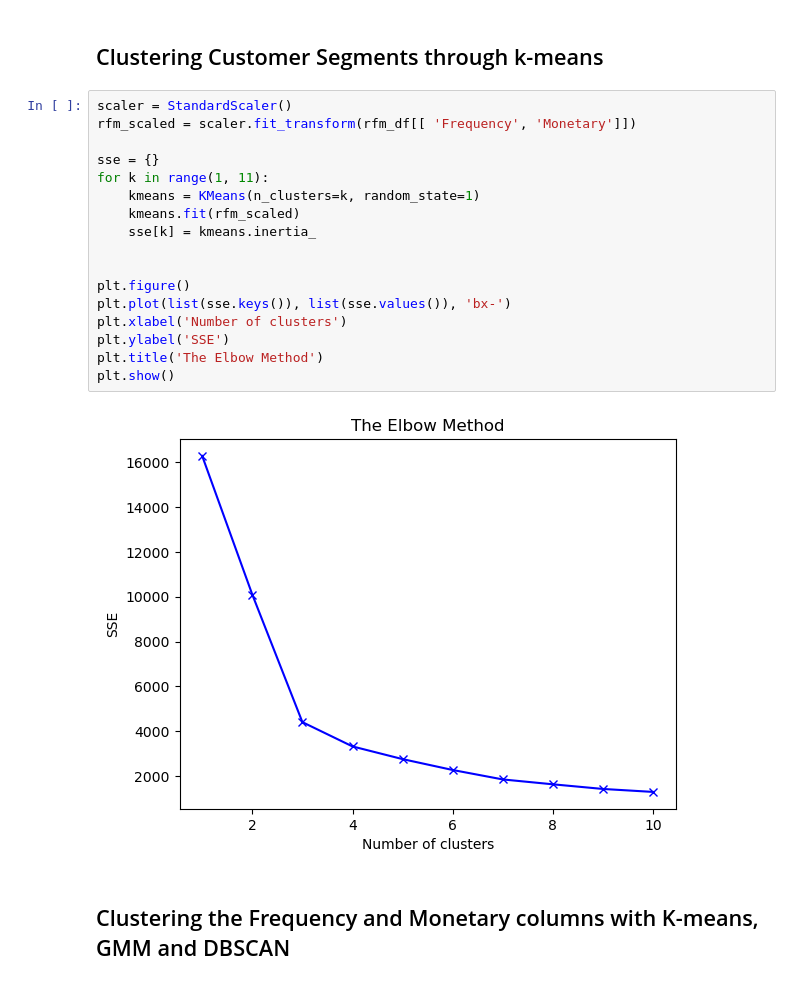
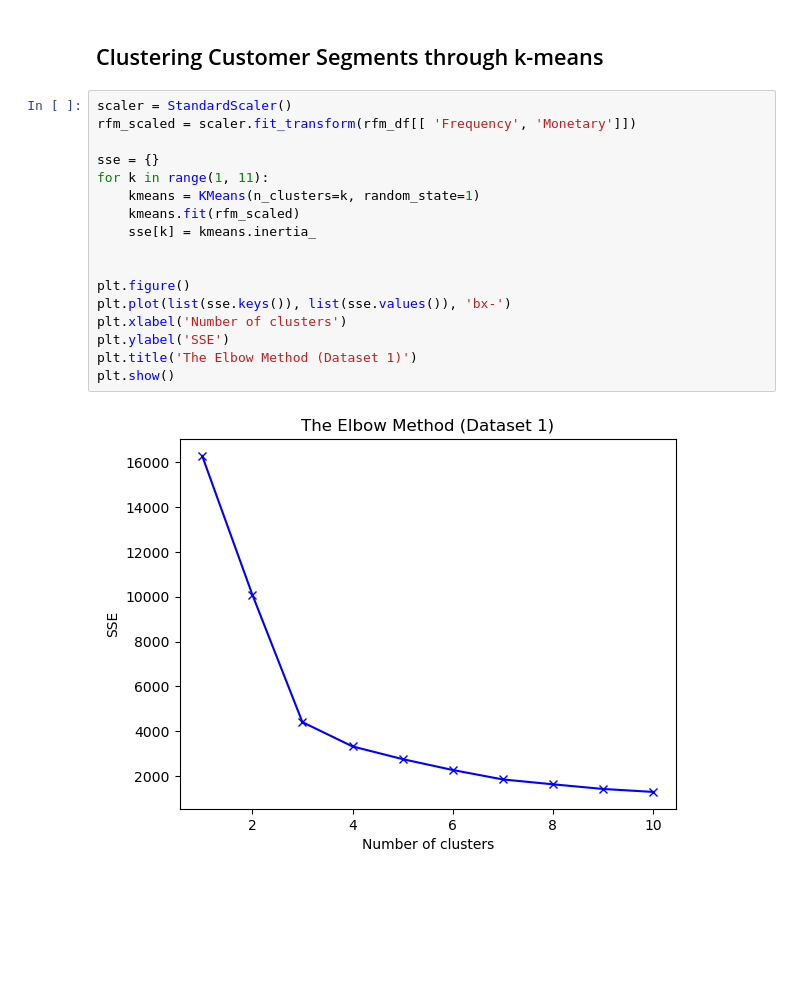
Before and after one commit to UoB-DSMP-2023-24/dsmp-2024-group27, a Jupyter notebook: RfmAnalysis/RFM analysis .ipynb, the cells around one changed output. Drawn from its saved outputs; the diff is of its cells as text; blank space fills up the shorter version.

```diff
--- a/RfmAnalysis/RFM analysis .ipynb
+++ b/RfmAnalysis/RFM analysis .ipynb
@@ -207,21 +207,19 @@ Reward customers based on their customer segment
 # %%
 scaler = StandardScaler()
 rfm_scaled = scaler.fit_transform(rfm_df[[ 'Frequency', 'Monetary']])
 
 sse = {}
 for k in range(1, 11):
     kmeans = KMeans(n_clusters=k, random_state=1)
     kmeans.fit(rfm_scaled)
     sse[k] = kmeans.inertia_
 
 
 plt.figure()
 plt.plot(list(sse.keys()), list(sse.values()), 'bx-')
 plt.xlabel('Number of clusters')
 plt.ylabel('SSE')
-plt.title('The Elbow Method')
+plt.title('The Elbow Method (Dataset 1)')
 plt.show()
 # %% [output]
-[figure, old version]
+[figure, new version]
-# %% [markdown]
-## Clustering the Frequency and Monetary columns with K-means, GMM and DBSCAN
```
Also changed, not shown: parts of 20 cells of this notebook, 3 other files.
